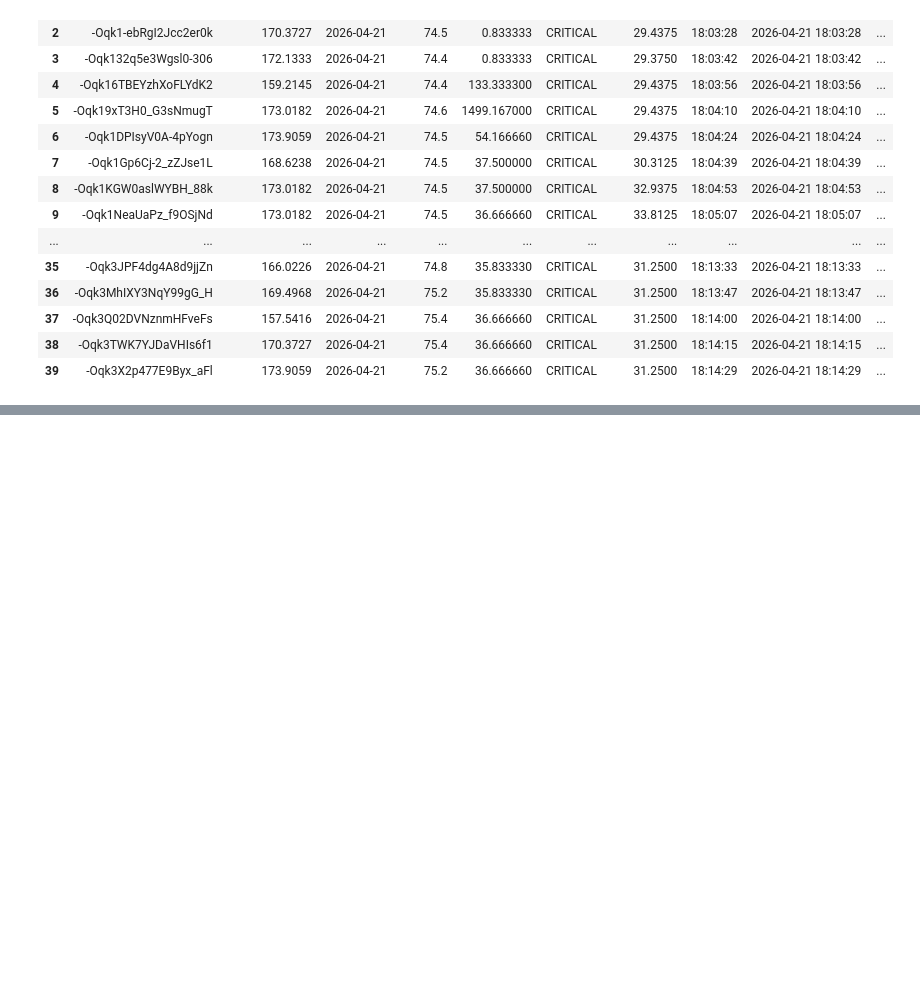
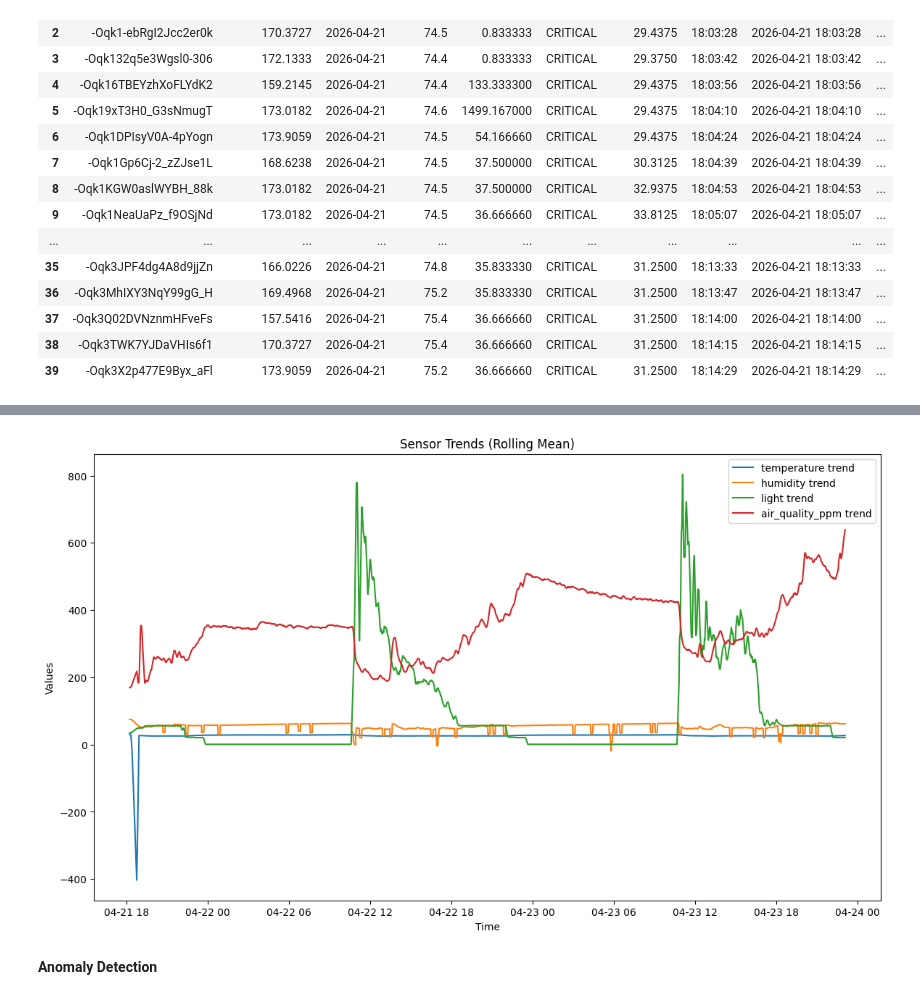
Before and after one commit to shashithenuwara/IOT, a Jupyter notebook: MLmodel.ipynb, the cells around one changed output, grey strips where cells are left out. Drawn from its saved outputs; the diff is of its cells as text; code cells hidden in the pictures; blank space fills up the shorter version.

```diff
--- a/MLmodel.ipynb
+++ b/MLmodel.ipynb
@@ -159,0 +359,21 @@ df.head(40)
+# %%
+# Step 8: Rolling trend analysis for all sensors
+
+import matplotlib.pyplot as plt
+
+sensor_cols = ['temperature', 'humidity', 'light', 'air_quality_ppm']
+
+plt.figure(figsize=(14,8))
+
+for col in sensor_cols:
+    plt.plot(df_resampled.index, df_resampled[col].rolling(window=10).mean(), label=f"{col} trend")
+
+plt.title("Sensor Trends (Rolling Mean)")
+plt.xlabel("Time")
+plt.ylabel("Values")
+plt.legend()
+plt.show()
+# %% [output]
+[figure, added]
+# %% [markdown]
+**Anomaly Detection**
```
Also changed, not shown: parts of 15 cells of this notebook.
